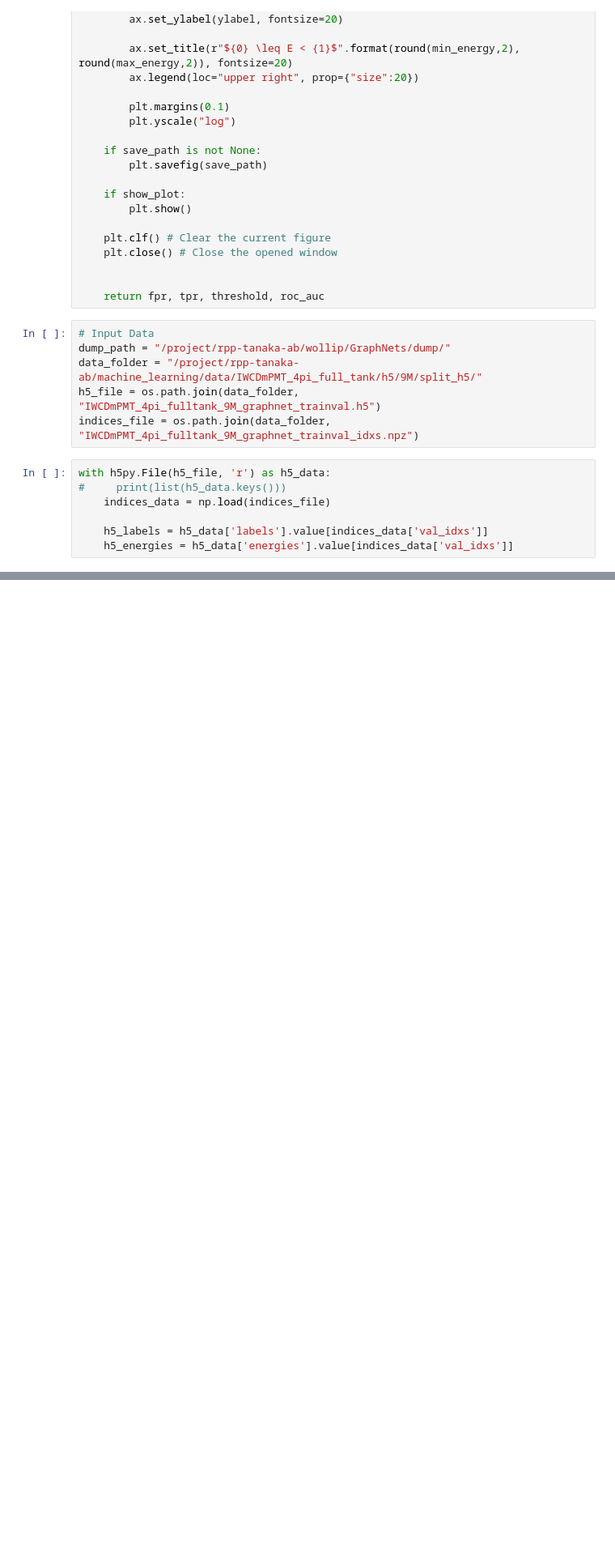
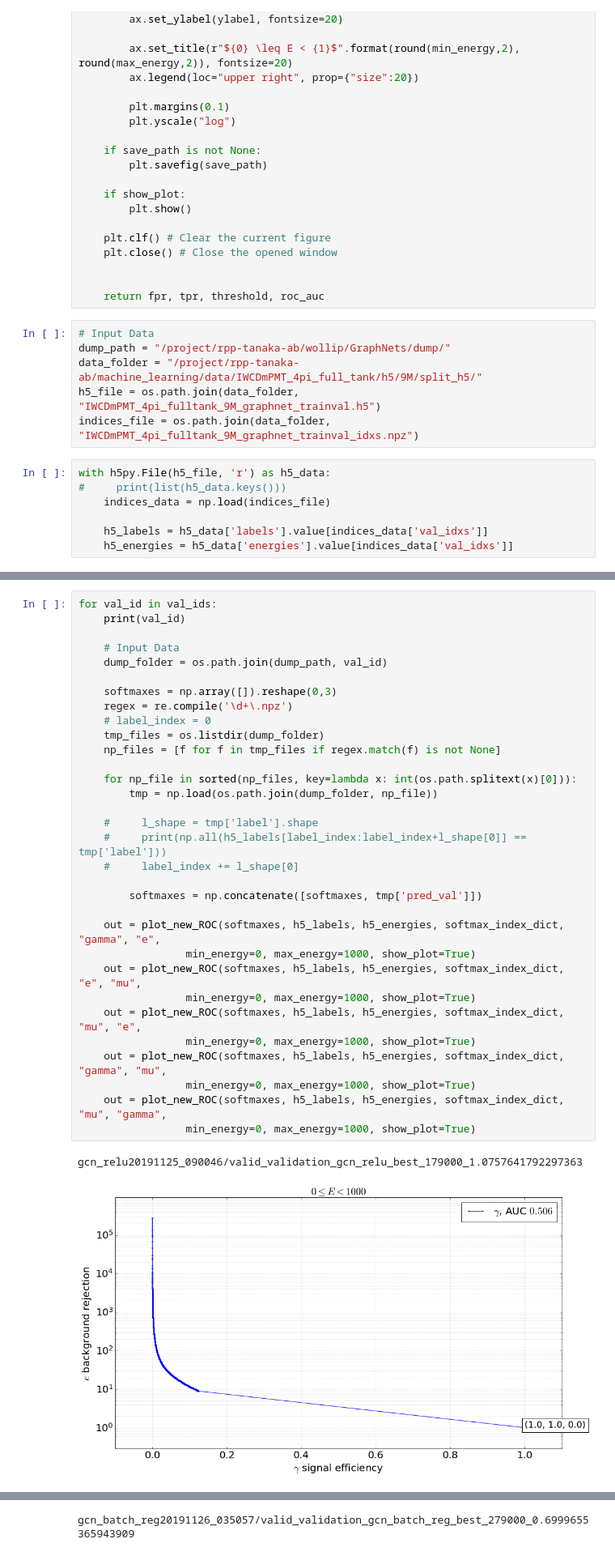
Before and after one commit to WatChMaL/GraphNets, a Jupyter notebook: visualization/ROC.ipynb, the cells around one changed output, grey strips where cells are left out. Shown at 81% size. Cells and saved outputs as stored; diff of their text form; blank space fills up the shorter version.

```diff
--- a/visualization/ROC.ipynb
+++ b/visualization/ROC.ipynb
@@ -202,0 +203,35 @@ cheby_batch_topk20191202_194531/valid_validation_cheby_batch_topk_best_107000_0.
+# %%
+for val_id in val_ids:
+    print(val_id)
+
+    # Input Data
+    dump_folder = os.path.join(dump_path, val_id)
+
+    softmaxes = np.array([]).reshape(0,3)
+    regex = re.compile('\d+\.npz')
+    # label_index = 0
+    tmp_files = os.listdir(dump_folder)
+    np_files = [f for f in tmp_files if regex.match(f) is not None]
+
+    for np_file in sorted(np_files, key=lambda x: int(os.path.splitext(x)[0])):
+        tmp = np.load(os.path.join(dump_folder, np_file))
+
+    #     l_shape = tmp['label'].shape
+    #     print(np.all(h5_labels[label_index:label_index+l_shape[0]] == tmp['label']))
+    #     label_index += l_shape[0]
+
+        softmaxes = np.concatenate([softmaxes, tmp['pred_val']])
+
+    out = plot_new_ROC(softmaxes, h5_labels, h5_energies, softmax_index_dict, "gamma", "e",
+                 min_energy=0, max_energy=1000, show_plot=True)
+    out = plot_new_ROC(softmaxes, h5_labels, h5_energies, softmax_index_dict, "e", "mu",
+                 min_energy=0, max_energy=1000, show_plot=True)
+    out = plot_new_ROC(softmaxes, h5_labels, h5_energies, softmax_index_dict, "mu", "e",
+                 min_energy=0, max_energy=1000, show_plot=True)
+    out = plot_new_ROC(softmaxes, h5_labels, h5_energies, softmax_index_dict, "gamma", "mu",
+                 min_energy=0, max_energy=1000, show_plot=True)
+    out = plot_new_ROC(softmaxes, h5_labels, h5_energies, softmax_index_dict, "mu", "gamma",
+                 min_energy=0, max_energy=1000, show_plot=True)
+# %% [output]
+gcn_relu20191125_090046/valid_validation_gcn_relu_best_179000_1.0757641792297363
+[figure, added]
@@ -202,0 +242 @@ cheby_batch_topk20191202_194531/valid_validation_cheby_batch_topk_best_107000_0.
+gcn_batch_reg20191126_035057/valid_validation_gcn_batch_reg_best_279000_0.6999655365943909
```
Also changed, not shown: parts of 5 cells of this notebook.
